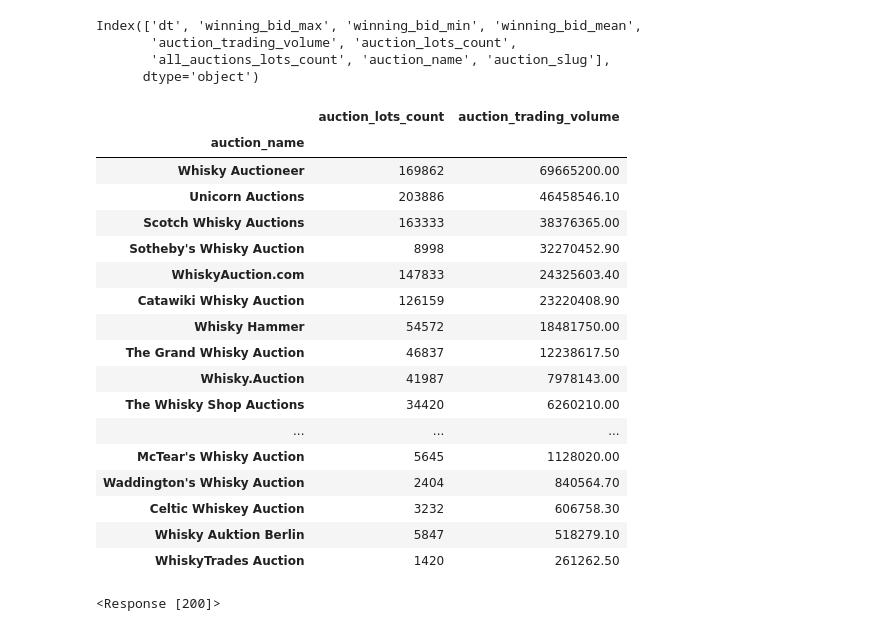
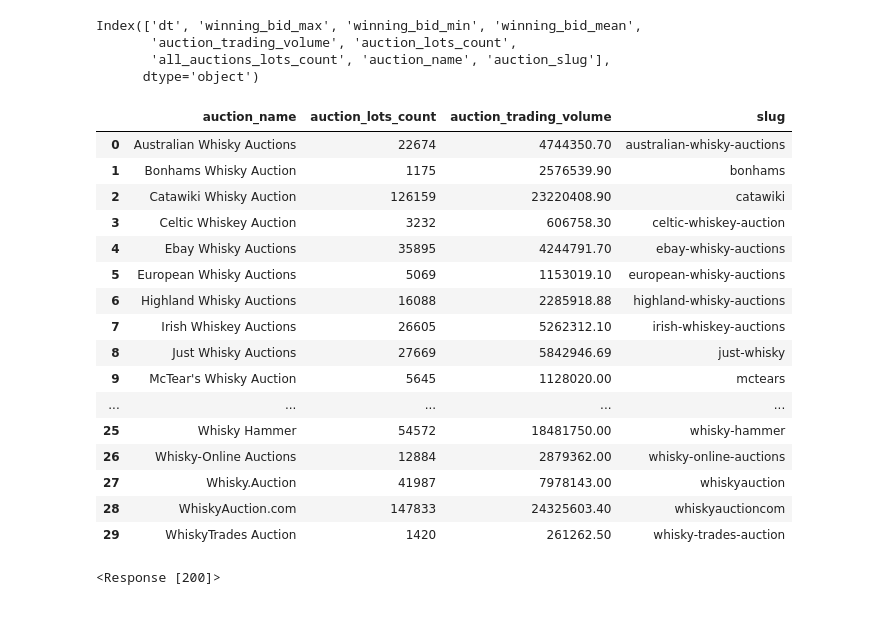
Before and after one commit to Najtszejd/Dash_project, a Jupyter notebook: apptest.ipynb, the cells around one changed output. Drawn from its saved outputs; the diff is of its cells as text; code cells hidden in the pictures.

```diff
--- a/apptest.ipynb
+++ b/apptest.ipynb
@@ -30,24 +34,24 @@ df_1_test = df_1_filtered.groupby("auction_name")[["auction_lots_count","auction
-# %%
-df_1_test
-# %% [output]
-|  | auction_lots_count | auction_trading_volume |
-| auction_name |  |  |
-| Whisky Auctioneer | 169862 | 69665200.00 |
-| Unicorn Auctions | 203886 | 46458546.10 |
-| Scotch Whisky Auctions | 163333 | 38376365.00 |
-| Sotheby's Whisky Auction | 8998 | 32270452.90 |
-| WhiskyAuction.com | 147833 | 24325603.40 |
-| Catawiki Whisky Auction | 126159 | 23220408.90 |
-| Whisky Hammer | 54572 | 18481750.00 |
-| The Grand Whisky Auction | 46837 | 12238617.50 |
-| Whisky.Auction | 41987 | 7978143.00 |
-| The Whisky Shop Auctions | 34420 | 6260210.00 |
-| ... | ... | ... |
-| McTear's Whisky Auction | 5645 | 1128020.00 |
-| Waddington's Whisky Auction | 2404 | 840564.70 |
-| Celtic Whiskey Auction | 3232 | 606758.30 |
-| Whisky Auktion Berlin | 5847 | 518279.10 |
-| WhiskyTrades Auction | 1420 | 261262.50 |
+# %%
+df_1_test.rename(columns={"auction_slug":"slug"}, inplace=True)
+display(df_1_test)
+# %% [output]
+|  | auction_name | auction_lots_count | auction_trading_volume | slug |
+| 0 | Australian Whisky Auctions | 22674 | 4744350.70 | australian-whisky-auctions |
+| 1 | Bonhams Whisky Auction | 1175 | 2576539.90 | bonhams |
+| 2 | Catawiki Whisky Auction | 126159 | 23220408.90 | catawiki |
+| 3 | Celtic Whiskey Auction | 3232 | 606758.30 | celtic-whiskey-auction |
+| 4 | Ebay Whisky Auctions | 35895 | 4244791.70 | ebay-whisky-auctions |
+| 5 | European Whisky Auctions | 5069 | 1153019.10 | european-whisky-auctions |
+| 6 | Highland Whisky Auctions | 16088 | 2285918.88 | highland-whisky-auctions |
+| 7 | Irish Whiskey Auctions | 26605 | 5262312.10 | irish-whiskey-auctions |
+| 8 | Just Whisky Auctions | 27669 | 5842946.69 | just-whisky |
+| 9 | McTear's Whisky Auction | 5645 | 1128020.00 | mctears |
+| ... | ... | ... | ... | ... |
+| 25 | Whisky Hammer | 54572 | 18481750.00 | whisky-hammer |
+| 26 | Whisky-Online Auctions | 12884 | 2879362.00 | whisky-online-auctions |
+| 27 | Whisky.Auction | 41987 | 7978143.00 | whiskyauction |
+| 28 | WhiskyAuction.com | 147833 | 24325603.40 | whiskyauctioncom |
+| 29 | WhiskyTrades Auction | 1420 | 261262.50 | whisky-trades-auction |
 # %%
 url_2 = f"https://whiskyhunter.net/api{auctions_info}"
 response = requests.get(url_2)
```
Also changed, not shown: parts of 15 cells of this notebook, 4 other files.
